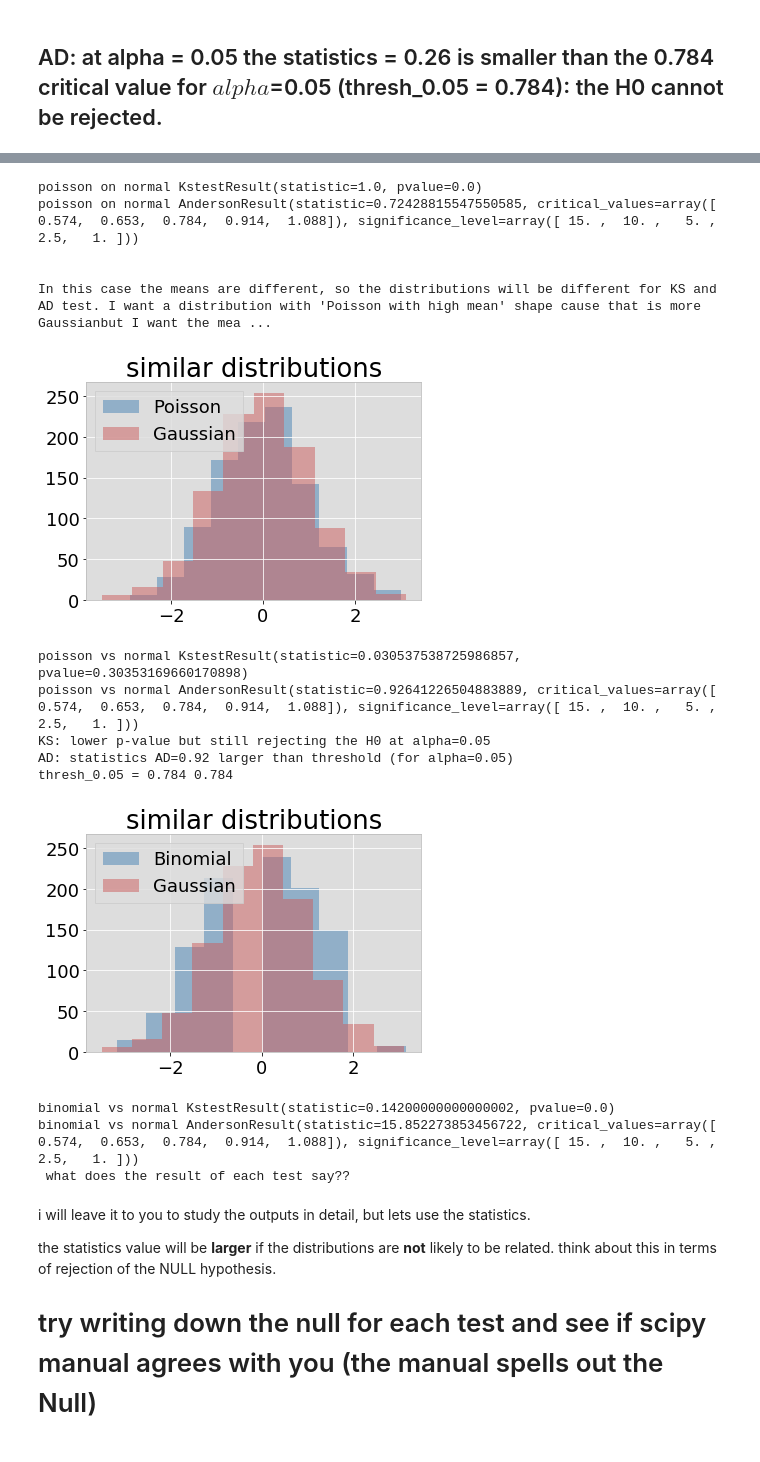
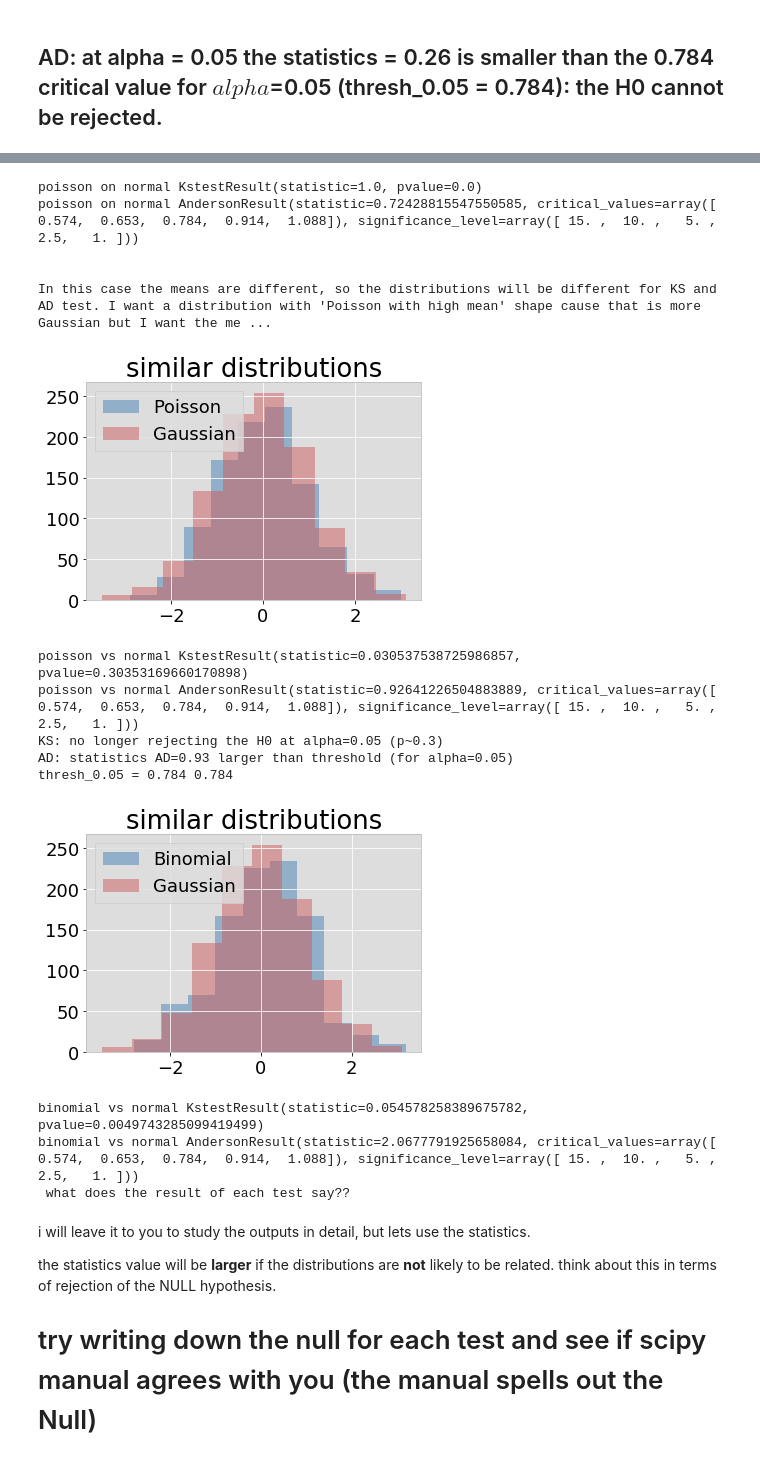
Before and after one commit to fedhere/PUI2017_fb55, a Jupyter notebook: HW5_fb55/Assignment2_instructions.ipynb, the cells around one changed output, grey strips where cells are left out. Saved outputs shown, nothing was run; the diff lists cells and outputs as text; code cells hidden in the pictures.

```diff
--- a/HW5_fb55/Assignment2_instructions.ipynb
+++ b/HW5_fb55/Assignment2_instructions.ipynb
@@ -77,7 +77,7 @@ print ("poisson on normal", scipy.stats.kstest(dist_p,'norm'))
 print ("poisson on normal", scipy.stats.anderson(dist_p, dist='norm'))
 print ("\n\nIn this case the means are different, " +
        "so the distributions will be different for KS and AD test. " +
-       "I want a distribution with 'Poisson with high mean' shape cause that is more Gaussian" +
+       "I want a distribution with 'Poisson with high mean' shape cause that is more Gaussian " +
        "but I want the mean to be the same as for my Gaussian: mean=0. "
        "Similarly, the standard deviation is sqrt(lambda) = sqrt(100). I want it to be 1")
 
@@ -92,43 +92,43 @@ pl.show()
 
 print ("poisson vs normal", scipy.stats.kstest(dist_p,'norm'))
 print ("poisson vs normal", scipy.stats.anderson(dist_p, dist='norm'))
-print ("KS: lower p-value but still rejecting the H0 at alpha=0.05")
-print ("AD: statistics AD=0.92 larger than threshold (for alpha=0.05) ")
+print ("KS: no longer rejecting the H0 at alpha=0.05 (p~0.3)")
+print ("AD: statistics AD=0.93 larger than threshold (for alpha=0.05) ")
 
 threshold = scipy.stats.anderson(dist_n,
                                  dist='norm')[1][scipy.stats.anderson(dist_n,
                                                                       dist='norm')[2]==[5.0]]
 print ("thresh_0.05 = 0.784", threshold[0])
 
 #binomial with n=10, p=0.5 => mean=np=5, stdev=sqrt(np(1-p))
-n, p = 10, 0.5
-dist_b = (np.random.binomial(n, p, 1000) - n*p) / np.sqrt(n*p*(1-p))  #subtract mean divide by stdev
+n, p = 100, 0.5
+dist_b = (np.random.binomial(n, p, 1000) - n * p) / np.sqrt(n * p * (1 - p))  #subtract mean divide by stdev
 pl.figure()
 pl.hist(dist_b, alpha=0.5, label="Binomial")
 pl.hist(dist_n, alpha=0.5, label="Gaussian")
 pl.legend()
 pl.title("similar distributions")
 pl.show()
 
 print ("binomial vs normal", scipy.stats.kstest(dist_b,'norm'))
 print ("binomial vs normal", scipy.stats.anderson(dist_b, dist='norm'))
 print (" what does the result of each test say??")
 # %% [output]
 [figure]
 poisson on normal KstestResult(statistic=1.0, pvalue=0.0)
 poisson on normal AndersonResult(statistic=0.72428815547550585, critical_values=array([ 0.574,  0.653,  0.784,  0.914,  1.088]), significance_level=array([ 15. ,  10. ,   5. ,   2.5,   1. ]))
 
 
-In this case the means are different, so the distributions will be different for KS and AD test. I want a distribution with 'Poisson with high mean' shape cause that is more Gaussianbut I want the mea ...
+In this case the means are different, so the distributions will be different for KS and AD test. I want a distribution with 'Poisson with high mean' shape cause that is more Gaussian but I want the me ...
 [figure]
 poisson vs normal KstestResult(statistic=0.030537538725986857, pvalue=0.30353169660170898)
 poisson vs normal AndersonResult(statistic=0.92641226504883889, critical_values=array([ 0.574,  0.653,  0.784,  0.914,  1.088]), significance_level=array([ 15. ,  10. ,   5. ,   2.5,   1. ]))
-KS: lower p-value but still rejecting the H0 at alpha=0.05
-AD: statistics AD=0.92 larger than threshold (for alpha=0.05)
+KS: no longer rejecting the H0 at alpha=0.05 (p~0.3)
+AD: statistics AD=0.93 larger than threshold (for alpha=0.05)
 thresh_0.05 = 0.784 0.784
-[figure, old version]
+[figure, new version]
-binomial vs normal KstestResult(statistic=0.14200000000000002, pvalue=0.0)
-binomial vs normal AndersonResult(statistic=15.852273853456722, critical_values=array([ 0.574,  0.653,  0.784,  0.914,  1.088]), significance_level=array([ 15. ,  10. ,   5. ,   2.5,   1. ]))
+binomial vs normal KstestResult(statistic=0.054578258389675782, pvalue=0.0049743285099419499)
+binomial vs normal AndersonResult(statistic=2.0677791925658084, critical_values=array([ 0.574,  0.653,  0.784,  0.914,  1.088]), significance_level=array([ 15. ,  10. ,   5. ,   2.5,   1. ]))
  what does the result of each test say??
 # %% [markdown]
 i will leave it to you to study the outputs in detail, but lets use the statistics.
```
